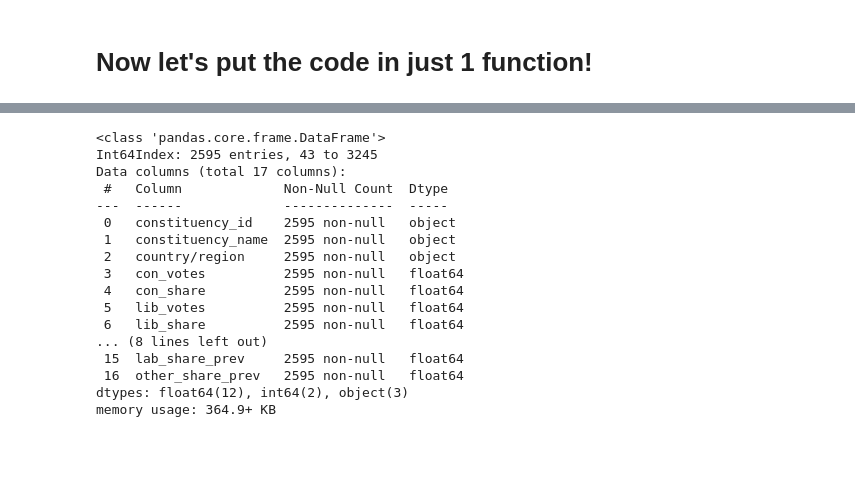
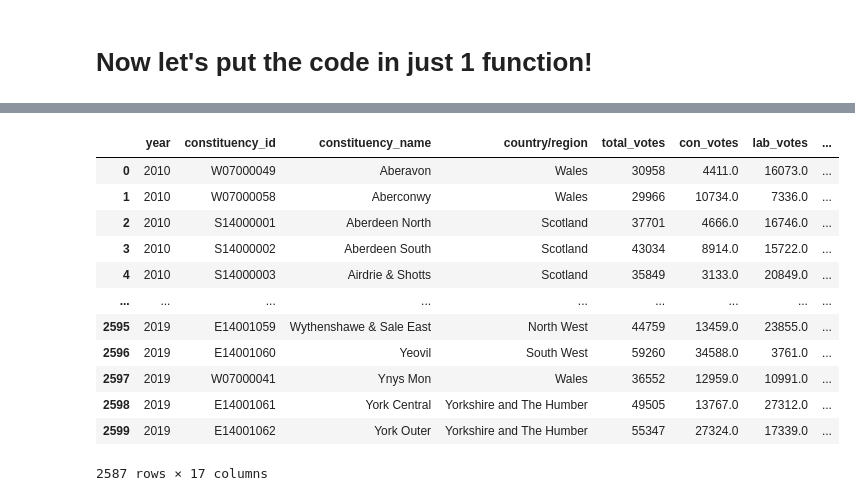
Before and after one commit to willgreen93/UK_election, a Jupyter notebook: notebooks/preprocessing/preprocess_election_results_csv.ipynb, the cells around one changed output, grey strips where cells are left out. Saved outputs shown, nothing was run; the diff lists cells and outputs as text; code cells hidden in the pictures; blank space fills up the shorter version.

```diff
--- a/notebooks/preprocessing/preprocess_election_results_csv.ipynb
+++ b/notebooks/preprocessing/preprocess_election_results_csv.ipynb
@@ -116,44 +131,50 @@ input_df = pd.read_csv("/Users/andreabrumana/code/willgreen93/UK_election/raw_da
 # %%
-def clean_election_results(input_df:pd.DataFrame):
+def clean_election_results(election_results:pd.DataFrame):
     """Clean the election results data"""
+    clean_election_results = election_results.copy()
     # Clean the column names
-    input_df.columns = input_df.columns.str.strip()
+    clean_election_results.columns = clean_election_results.columns.str.strip()
     # Fill the NaN with 0 (when NaN means 0, since no votes)
-    input_df.fillna(0, inplace=True)
+    clean_election_results = clean_election_results.fillna(0)
     # Remove and rename columns
-    input_df.drop(['electorate', 'turnout'], axis=1, inplace=True)
-    input_df.rename(columns={'election': 'year'}, inplace=True)
+    clean_election_results.drop(['electorate', 'turnout'], axis=1, inplace=True)
+    clean_election_results.rename(columns={'election': 'year'}, inplace=True)
     # group oth and natSW, and drop the ones that are not needed
-    input_df['other_votes'] = input_df['natSW_votes']+input_df['oth_votes']
-    input_df['other_share'] = input_df['natSW_share']+input_df['oth_share']
-    input_df.drop(['natSW_votes', 'oth_votes', 'natSW_share', 'oth_share'], axis=1, inplace=True)
+    clean_election_results['oth_votes'] = clean_election_results['natSW_votes']+clean_election_results['oth_votes']
+    clean_election_results['oth_share'] = clean_election_results['natSW_share']+clean_election_results['oth_share']
+    clean_election_results.drop(['natSW_votes', 'natSW_share'], axis=1, inplace=True)
     # Get previous share per party by constituency
-    input_df['con_share_prev'] = input_df.groupby('constituency_id')['con_share'].shift(1)
-    input_df['lib_share_prev'] = input_df.groupby('constituency_id')['lib_share'].shift(1)
-    input_df['lab_share_prev'] = input_df.groupby('constituency_id')['lab_share'].shift(1)
-    input_df['other_share_prev'] = input_df.groupby('constituency_id')['other_share'].shift(1)
+    clean_election_results['con_share_prev'] = clean_election_results.groupby('constituency_id')['con_share'].shift(1)
+    clean_election_results['lib_share_prev'] = clean_election_results.groupby('constituency_id')['lib_share'].shift(1)
+    clean_election_results['lab_share_prev'] = clean_election_results.groupby('constituency_id')['lab_share'].shift(1)
+    clean_election_results['oth_share_prev'] = clean_election_results.groupby('constituency_id')['oth_share'].shift(1)
+    # select data from 2010 onwards, and reset index
+    clean_election_results = clean_election_results[clean_election_results.year != 2005].reset_index(drop=True)
     # in 2010, do not have previous data for 13 constituencies (new ones), so we drop
-    input_df.dropna(inplace=True)
-    return input_df
+    clean_election_results.dropna(inplace=True)
+    # reorder columns
+    column_order = ['year', 'constituency_id', 'constituency_name', 'country/region',
+                    'total_votes',
+                    'con_votes', 'lab_votes', 'lib_votes', 'oth_votes',
+                    'con_share', 'lab_share', 'lib_share', 'oth_share',
+                    'con_share_prev', 'lab_share_prev', 'lib_share_prev', 'oth_share_prev',
+                    ]
+    clean_election_results = clean_election_results[column_order]
+    return clean_election_results
 # %%
 output_df = clean_election_results(input_df)
+output_df
+# %% [output]
+|  | year | constituency_id | constituency_name | country/region | total_votes | con_votes | lab_votes | ... |
+| 0 | 2010 | W07000049 | Aberavon | Wales | 30958 | 4411.0 | 16073.0 | ... |
+| 1 | 2010 | W07000058 | Aberconwy | Wales | 29966 | 10734.0 | 7336.0 | ... |
+| 2 | 2010 | S14000001 | Aberdeen North | Scotland | 37701 | 4666.0 | 16746.0 | ... |
+| 3 | 2010 | S14000002 | Aberdeen South | Scotland | 43034 | 8914.0 | 15722.0 | ... |
+| 4 | 2010 | S14000003 | Airdrie & Shotts | Scotland | 35849 | 3133.0 | 20849.0 | ... |
+| ... | ... | ... | ... | ... | ... | ... | ... | ... |
+| 2595 | 2019 | E14001059 | Wythenshawe & Sale East | North West | 44759 | 13459.0 | 23855.0 | ... |
+| 2596 | 2019 | E14001060 | Yeovil | South West | 59260 | 34588.0 | 3761.0 | ... |
+| 2597 | 2019 | W07000041 | Ynys Mon | Wales | 36552 | 12959.0 | 10991.0 | ... |
+| 2598 | 2019 | E14001061 | York Central | Yorkshire and The Humber | 49505 | 13767.0 | 27312.0 | ... |
+| 2599 | 2019 | E14001062 | York Outer | Yorkshire and The Humber | 55347 | 27324.0 | 17339.0 | ... |
+2587 rows × 17 columns
-# %%
-output_df.info()
-# %% [output]
-<class 'pandas.core.frame.DataFrame'>
-Int64Index: 2595 entries, 43 to 3245
-Data columns (total 17 columns):
- #   Column             Non-Null Count  Dtype
----  ------             --------------  -----
- 0   constituency_id    2595 non-null   object
- 1   constituency_name  2595 non-null   object
- 2   country/region     2595 non-null   object
- 3   con_votes          2595 non-null   float64
- 4   con_share          2595 non-null   float64
- 5   lib_votes          2595 non-null   float64
- 6   lib_share          2595 non-null   float64
-... (8 lines left out)
- 15  lab_share_prev     2595 non-null   float64
- 16  other_share_prev   2595 non-null   float64
-dtypes: float64(12), int64(2), object(3)
-memory usage: 364.9+ KB
```
Also changed, not shown: parts of 2 cells of this notebook, 6 other files.
